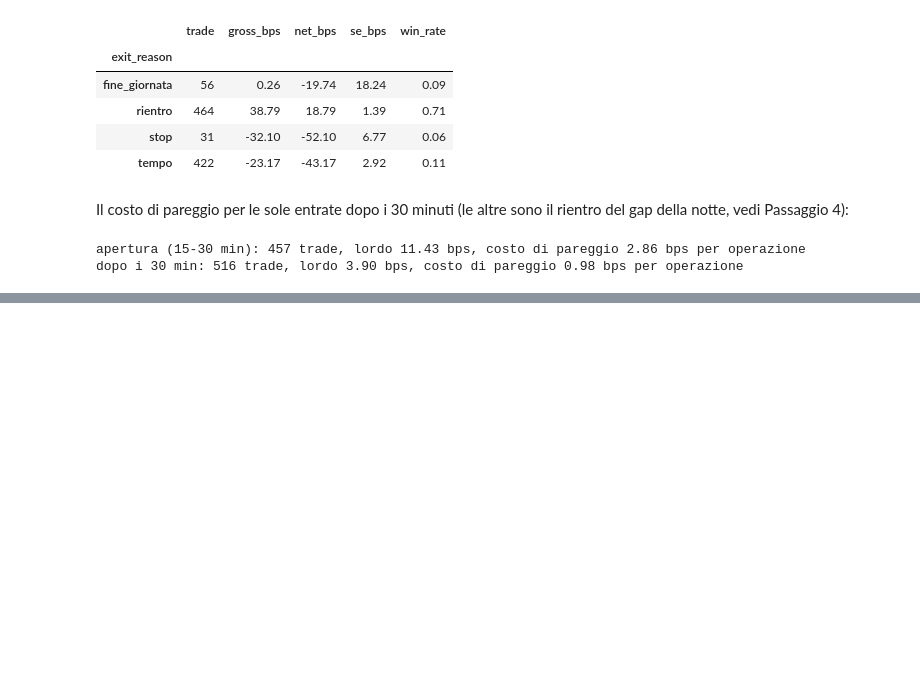
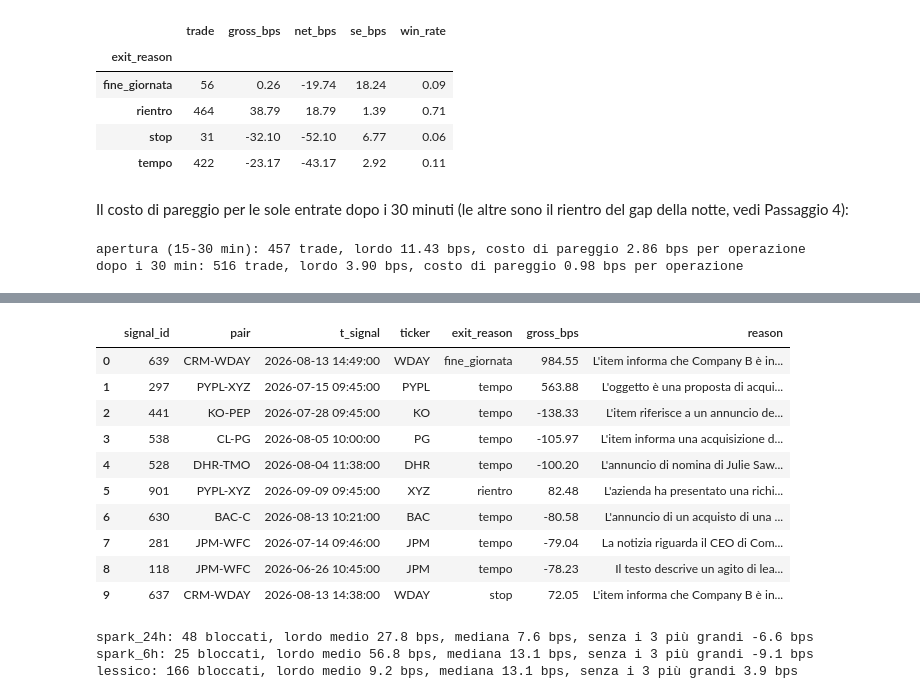
Before and after one commit to DrTeo96/DDM_Pairs_Trading_Project, a Jupyter notebook: src/06_backtest.ipynb, the cells around one changed output, grey strips where cells are left out. Saved outputs shown, nothing was run; the diff lists cells and outputs as text; code cells hidden in the pictures; blank space fills up the shorter version.

```diff
--- a/src/06_backtest.ipynb
+++ b/src/06_backtest.ipynb
@@ -110,0 +210,10 @@ dopo i 30 min: 516 trade, lordo 3.90 bps, costo di pareggio 0.98 bps per operazi
+# %%
+# I trade bloccati dall'agente principale: categoria della notizia e guadagno che il blocco ha tolto
+raw24 = pd.read_csv(VERSIONS["spark_24h"]["path"])
+blocked24 = trades.merge(raw24[["signal_id", "decision", "ticker", "reason", "structural_on_moved_leg"]], on="signal_id")
+blocked24 = blocked24[blocked24.decision == "blocca"]
+print(len(blocked24), "trade bloccati;", (blocked24.gross_bps > 0).sum(), "avrebbero guadagnato al lordo")
+print("per motivo di uscita (costo 0):")
+print(by_group(blocked24, "exit_reason", cost_bps=0))
+print("\nper coppia (costo 0):")
+print(by_group(blocked24, "pair", cost_bps=0))
@@ -110,0 +238,28 @@ dopo i 30 min: 516 trade, lordo 3.90 bps, costo di pareggio 0.98 bps per operazi
+# %%
+# I 10 trade bloccati con il guadagno lordo più grande in valore assoluto, con il motivo dell'agente
+cols = ["signal_id", "pair", "t_signal", "ticker", "exit_reason", "gross_bps", "reason"]
+with pd.option_context("display.max_colwidth", 90):
+    display(blocked24.assign(abs_g=blocked24.gross_bps.abs()).nlargest(10, "abs_g")[cols].reset_index(drop=True))
+# %% [output]
+|  | signal_id | pair | t_signal | ticker | exit_reason | gross_bps | reason |
+| 0 | 639 | CRM-WDAY | 2026-08-13 14:49:00 | WDAY | fine_giornata | 984.55 | L'item informa che Company B è in... |
+| 1 | 297 | PYPL-XYZ | 2026-07-15 09:45:00 | PYPL | tempo | 563.88 | L'oggetto è una proposta di acqui... |
+| 2 | 441 | KO-PEP | 2026-07-28 09:45:00 | KO | tempo | -138.33 | L'item riferisce a un annuncio de... |
+| 3 | 538 | CL-PG | 2026-08-05 10:00:00 | PG | tempo | -105.97 | L'item informa una acquisizione d... |
+| 4 | 528 | DHR-TMO | 2026-08-04 11:38:00 | DHR | tempo | -100.20 | L'annuncio di nomina di Julie Saw... |
+| 5 | 901 | PYPL-XYZ | 2026-09-09 09:45:00 | XYZ | rientro | 82.48 | L'azienda ha presentato una richi... |
+| 6 | 630 | BAC-C | 2026-08-13 10:21:00 | BAC | tempo | -80.58 | L'annuncio di un acquisto di una ... |
+| 7 | 281 | JPM-WFC | 2026-07-14 09:46:00 | JPM | tempo | -79.04 | La notizia riguarda il CEO di Com... |
+| 8 | 118 | JPM-WFC | 2026-06-26 10:45:00 | JPM | tempo | -78.23 | Il testo descrive un agito di lea... |
+| 9 | 637 | CRM-WDAY | 2026-08-13 14:38:00 | WDAY | stop | 72.05 | L'item informa che Company B è in... |
+# %%
+# Senza i casi estremi: il risultato della B dipende da pochi trade?
+for name in COMPLETE:
+    m = trades.merge(load_version(name)[["signal_id", "decision"]], on="signal_id")
+    b = m[m.decision != "entra"]
+    print(f"{name}: {len(b)} bloccati, lordo medio {b.gross_bps.mean():.1f} bps, mediana {b.gross_bps.median():.1f} bps, "
+          f"senza i 3 più grandi {b.gross_bps.sort_values().iloc[:-3].mean():.1f} bps")
+# %% [output]
+spark_24h: 48 bloccati, lordo medio 27.8 bps, mediana 7.6 bps, senza i 3 più grandi -6.6 bps
+spark_6h: 25 bloccati, lordo medio 56.8 bps, mediana 13.1 bps, senza i 3 più grandi -9.1 bps
+lessico: 166 bloccati, lordo medio 9.2 bps, mediana 13.1 bps, senza i 3 più grandi 3.9 bps
```
Also changed, not shown: parts of 28 cells of this notebook, 2 other files.
